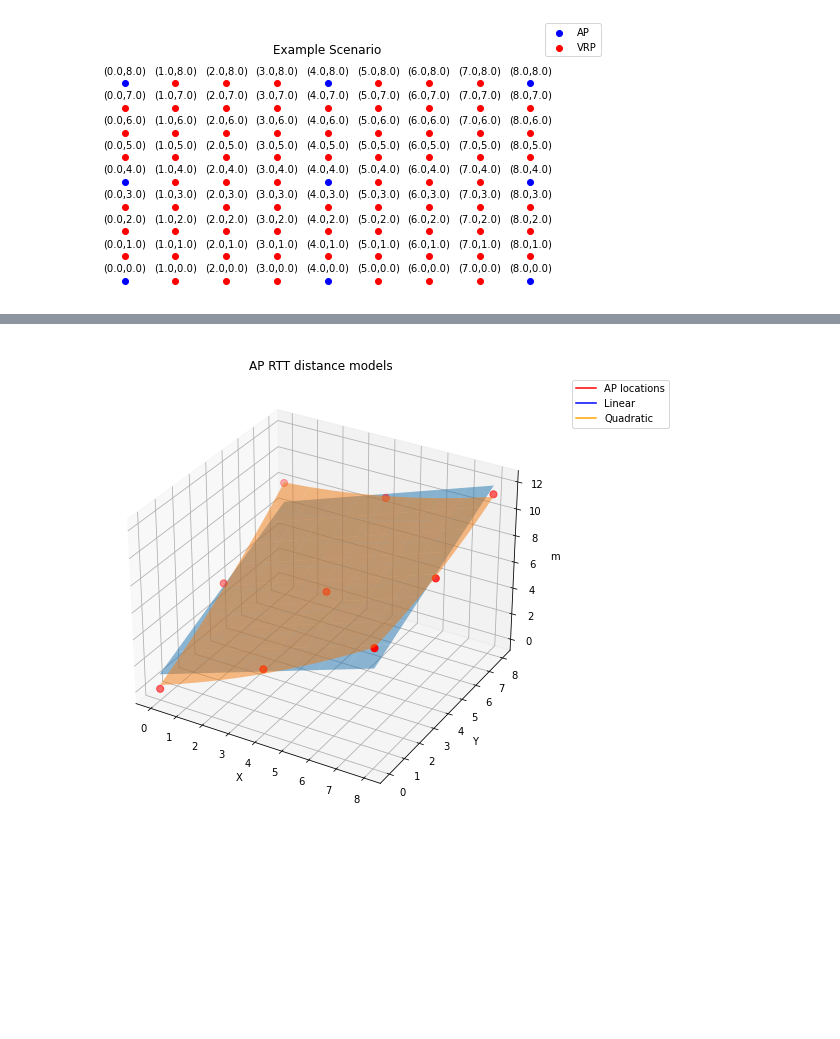
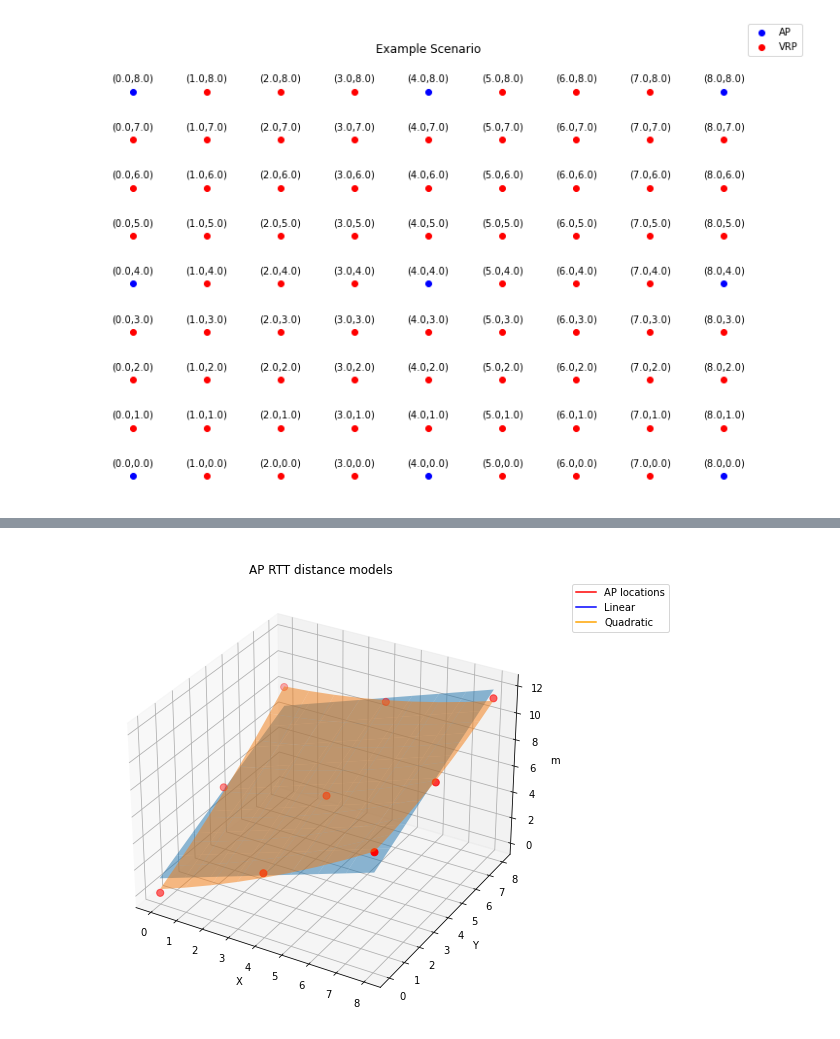
Before and after one commit to carlogattuso/Indoor_Positioning_RTT_GPR, a Jupyter notebook: src/psfm_gpr.ipynb, the cells around one changed output, grey strips where cells are left out. Saved outputs shown, nothing was run; the diff lists cells and outputs as text; code cells hidden in the pictures; blank space fills up the shorter version.

Commit message:
bigger plots

```diff
--- a/src/psfm_gpr.ipynb
+++ b/src/psfm_gpr.ipynb
@@ -19,35 +19,35 @@ from scipy.optimize import curve_fit
 Locations plot
 """
 locations = np.array(np.meshgrid(np.linspace(0, 8, 9), np.linspace(0, 8, 9))).T.reshape(-1, 2)
 
 # ----------------------------------------------------------------------
 #  AP locations
 L_ap = locations[[0,4,8,36,40,44,72,76,80], :]
 
 # ----------------------------------------------------------------------
 #  VRP locations
 L_vrp = np.delete(locations, [0,4,8,36,40,44,72,76,80], 0)
 
-plt.figure(figsize=(8,4))
+plt.figure(figsize=(12,8))
 
 plt.scatter(L_ap[:,0], L_ap[:,1], c='b')
 plt.scatter(L_vrp[:,0], L_vrp[:,1], c='r')
 
 plt.legend(labels=['AP','VRP'],loc="upper right",borderaxespad=-5)
 plt.title('Example Scenario',pad=20)
 plt.axis('off')
 
 for x,y in zip(locations[:,0],locations[:,1]):
 
     label = f"({x},{y})"
 
     plt.annotate(label, # this is the text
                  (x,y), # this is the point to label
                  textcoords="offset points", # how to position the text
                  xytext=(0,10), # distance from text to points (x,y)
                  ha='center') # horizontal alignment can be left, right or center
 # %% [output]
-[figure, old version]
+[figure, new version]
 # %%
 """
 Compute Euclidean distance vector
```
Also changed, not shown: parts of 3 cells of this notebook.
